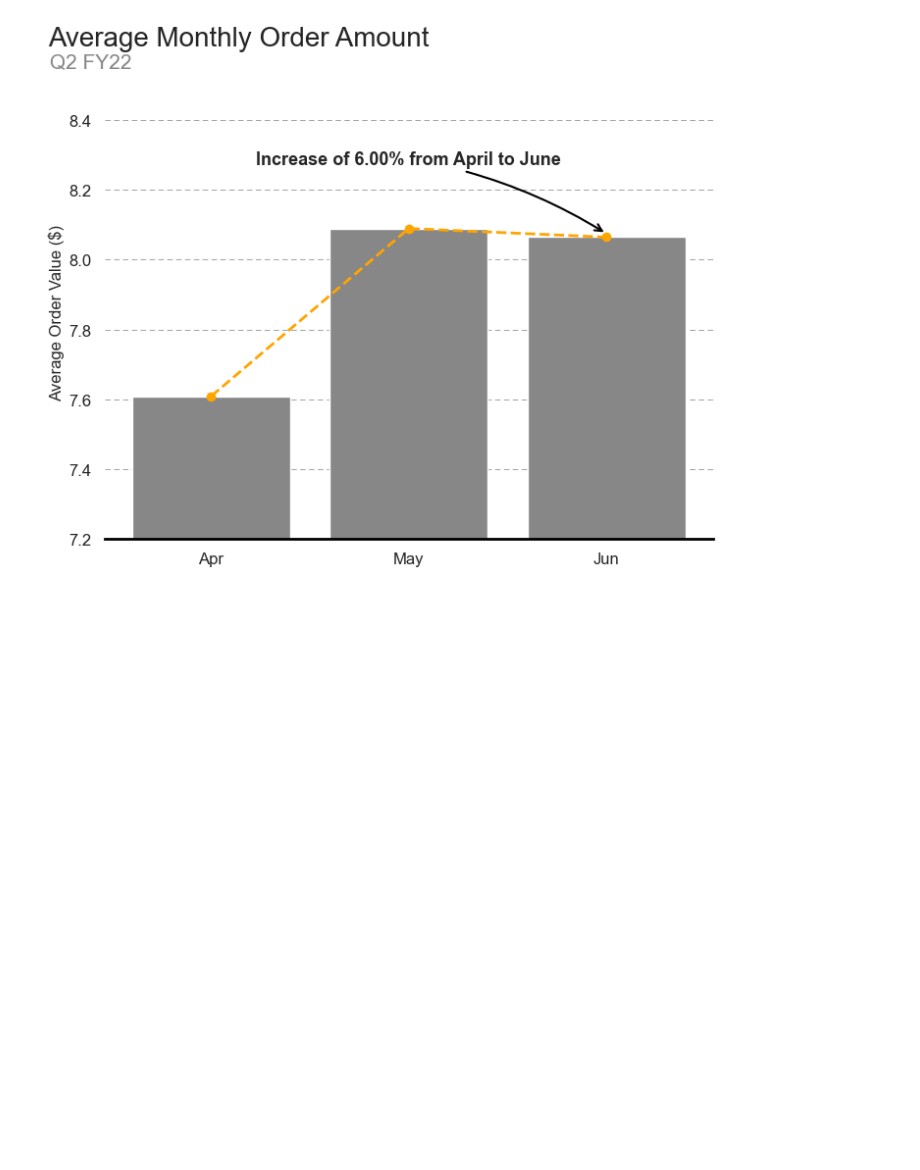
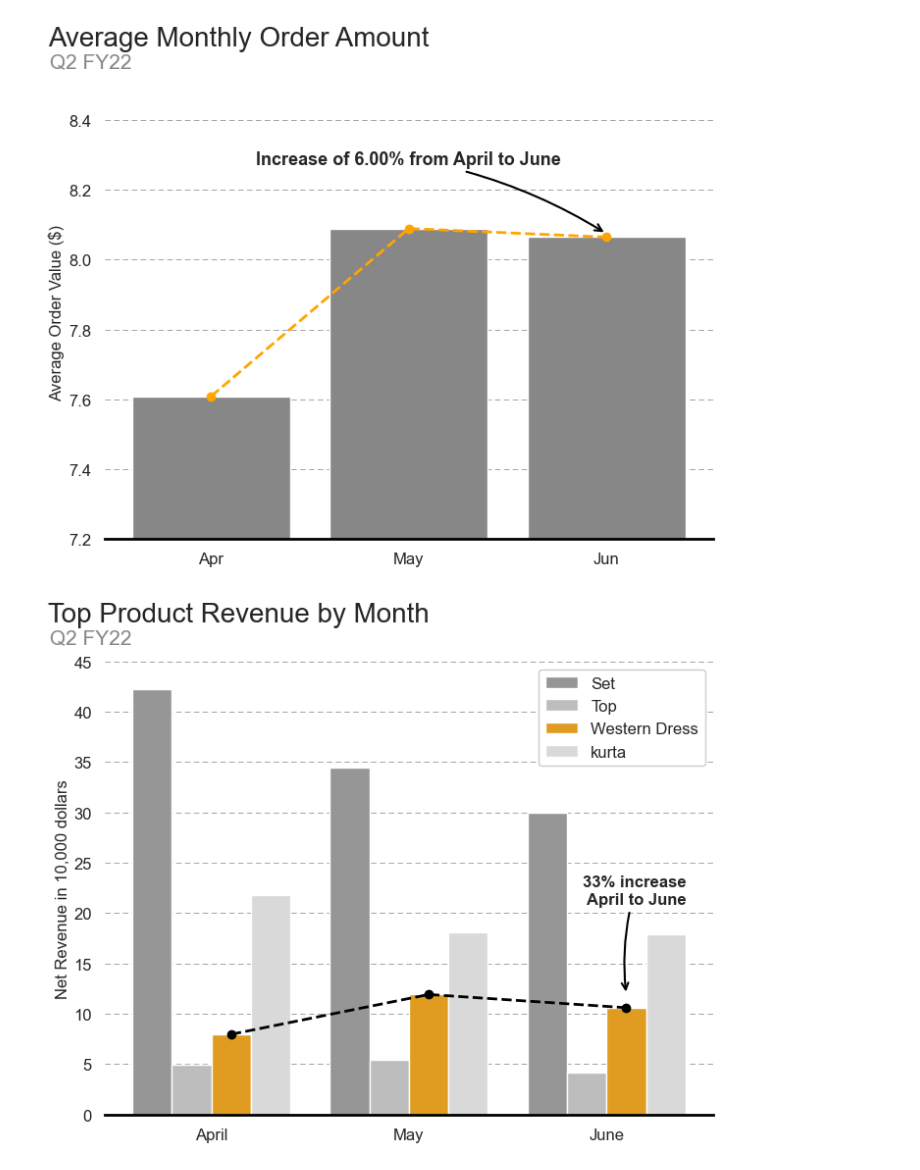
Before and after one commit to CC-Sev/E-Commerce-Sales-Dataset-Analysis, a Jupyter notebook: amazon_sales_data.ipynb, the cells around one changed output. Saved outputs shown, nothing was run; the diff lists cells and outputs as text; code cells hidden in the pictures; blank space fills up the shorter version.

Commit message:
pct of product category visual done

```diff
--- a/amazon_sales_data.ipynb
+++ b/amazon_sales_data.ipynb
@@ -655,3 +655,79 @@ ax.spines['bottom'].set_color('black')
 plt.show()
 # %% [output]
 [figure]
+# %%
+import warnings
+warnings.filterwarnings("ignore")
+
+fig, ax = plt.subplots(figsize=(8,6))
+
+# defeine the desitred order of months
+month_order = ['April', 'May' , 'June']
+
+# filter the data to only include the four product categories of interest
+sales_data = df[df['product_category'].isin(['Western Dress', 'Top', 'kurta', 'Set'])]
+
+# Convert the data column to a datetime object
+sales_data['date'] = pd.to_datetime(sales_data['date'])
+
+# Extract the month from the date column and set it as a new column
+sales_data['month'] = sales_data['date'].dt.month_name()
+
+# Aggregate the sales data by month and product category
+sales_by_month = sales_data.groupby(['month', 'product_category',])['order_amount_($)'].sum().reset_index()
+
+# Convert the month column to a categorical data type with the desired other
+sales_by_month['month'] = pd.Categorical(sales_by_month['month'], categories=month_order, ordered=True)
+
+# Plot the sales data using seaborn
+ax = sns.barplot(x='month', y='order_amount_($)', hue='product_category', data=sales_by_month,
+                 palette=['#969696', '#bdbdbd', 'orange', '#d9d9d9'])
+
+# Extract the sales data for Western Dress
+sales_wd = sales_by_month[sales_by_month['product_category'] == 'Western Dress'].reset_index(drop=True)
+sales_wd['month'] = pd.Categorical(sales_wd['month'], categories=month_order, ordered=True)
+sales_wd.sort_values(by='month', inplace=True)
+
+# Add line plot for total monthly revenue of Western Dress
+ax.plot([0.1,1.1,2.1], sales_wd['order_amount_($)'], color='black', linestyle='--', linewidth=2, marker='o')
+
+
+# Add annotation for percent increase from April to June for Western Dress
+pct_increase = (sales_wd.loc[1, 'order_amount_($)'] - sales_wd.loc[0, 'order_amount_($)']) / sales_wd.loc[0, 'order_amount_($)'] * 100
+ax.annotate(f'{pct_increase:.0f}% increase\n April to June', fontweight='bold', xy=(2.1,sales_wd.loc[2, 'order_amount_($)']),
+             xytext=(1.88, sales_wd.loc[2, 'order_amount_($)'] + 40000), arrowprops=dict(arrowstyle='->', color='black', lw=1.5, connectionstyle='arc3,rad=0.1'))
+
+# Set the number of y tickes
+num_y_ticks = 10
+
+# Calculate the y tick values
+y_tick_values = np.linspace(ax.get_yticks()[0], ax.get_yticks()[-1], num_y_ticks)
+
+# Set the y ticks
+ax.set_yticks(y_tick_values)
+
+# Add title and axis labels
+ax.set_title("Top Product Revenue by Month", fontsize='20', x=.22, y=1.07)
+ax.text(-0.09, 1.04, 'Q2 FY22', fontsize=15, color='#878787', transform=ax.transAxes)
+
+plt.legend(bbox_to_anchor=(1,1), fontsize=12, framealpha=1)
+
+ax.set_xlabel(None)
+ax.set_ylabel("Net Revenue in 10,000 dollars", fontsize=12, labelpad=3)
+ax.set_yticklabels(list(range(0,46,5)))
+ax.yaxis.grid(linestyle='--', color='gray', linewidth=0.5, dashes=(8,5))
+
+ax.tick_params(axis='both', labelsize=12)
+
+ax.spines['top'].set_visible(False)
+ax.spines['right'].set_visible(False)
+ax.spines['left'].set_visible(False)
+ax.spines['bottom'].set_linewidth(2)
+ax.spines['bottom'].set_color('black')
+
+# Show the plot
+plt.show()
+fig.savefig('Avg_MOV.png', dpi=300)
+warnings.filterwarnings('default') # Re-enable the warnings
+# %% [output]
+[figure, added]
```
Also changed, not shown: parts of 1 cell of this notebook, 2 other files.
